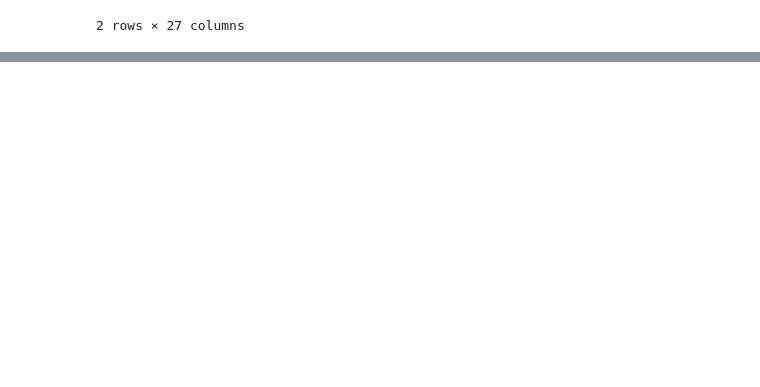
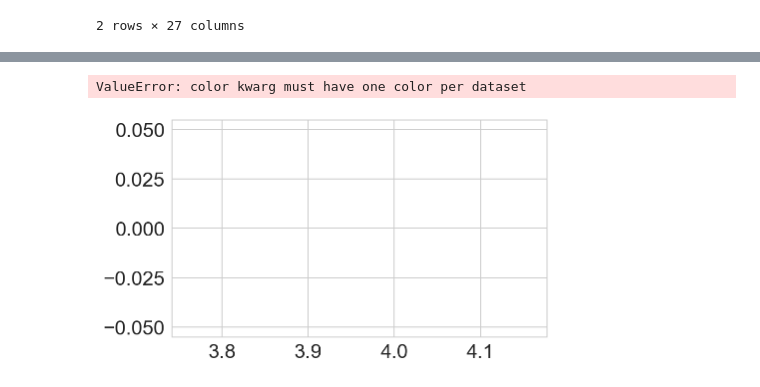
Before and after one commit to KirosG/Predicting-prescriber-induced-ovedoses, a Jupyter notebook: 1.2. Capestone Data Cleaning_1.ipynb, the cells around one changed output, grey strips where cells are left out. Drawn from its saved outputs; the diff is of its cells as text; code cells hidden in the pictures; blank space fills up the shorter version.

```diff
--- a/1.2. Capestone Data Cleaning_1.ipynb
+++ b/1.2. Capestone Data Cleaning_1.ipynb
@@ -1337,0 +1427,2 @@ tcrime_df.head()[:2]
+# %%
+otherSpecialty = list(specialty.loc[specialty['NPI']<40].index)
@@ -1337,0 +1431,2 @@ tcrime_df.head()[:2]
+# %%
+df_prescribers.loc[df_prescribers['Specialty'].isin(otherSpecialty), 'Specialty'] = df_prescribers.loc[df_prescribers['Specialty'].isin(otherSpecialty), 'Specialty'].apply(lambda x: 'Surgery' if 'Surgery' in list(x.split( )) else 'Other')
@@ -1337,0 +1460,2 @@ tcrime_df.head()[:2]
+# %%
+clean_df = df_prescribers.drop(['NPI', 'Credentials'], axis=1)  # droping the redundunt variables
@@ -1337,0 +1472,8 @@ tcrime_df.head()[:2]
+# %%
+# dumming the categorical variables and Gender_M is from previous dumming above and included here.
+clean_df = pd.get_dummies(clean_df, columns = ['Gender_M', 'Specialty', 'State'], drop_first = True)
+# %%
+sns.distplot(clean_df)
+# %% [output]
+ValueError: color kwarg must have one color per dataset
+[figure, added]
```
Also changed, not shown: parts of 39 cells of this notebook, 7 other files.
